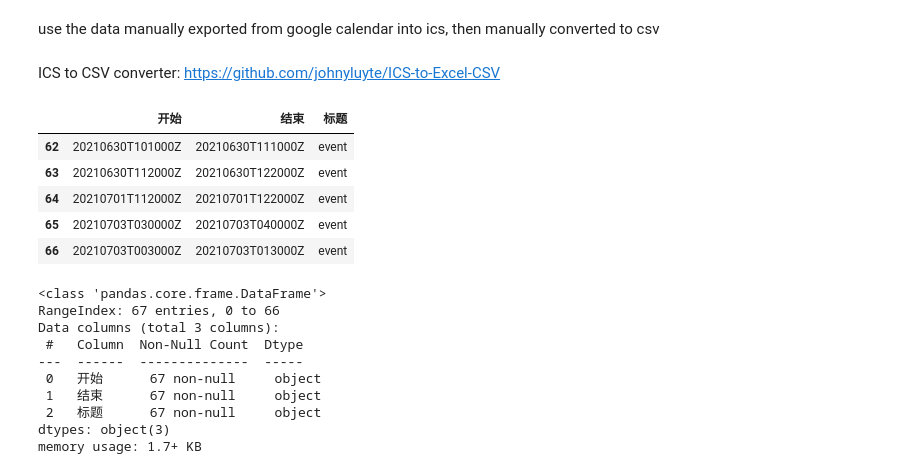
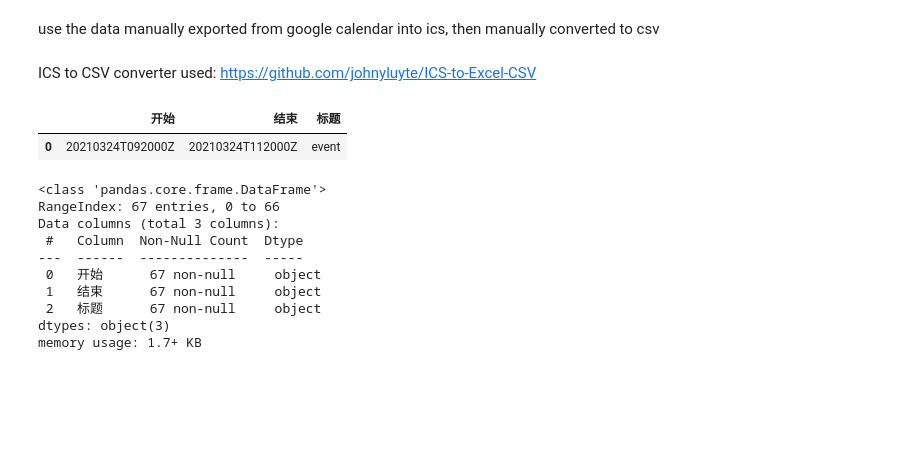
Before and after one commit to placebeyondtheclouds/google_calendar_event_time, a Jupyter notebook: google_cal_event.ipynb, the cells around one changed output. Cells and saved outputs as stored; diff of their text form; code cells hidden in the pictures; blank space fills up the shorter version.

```diff
--- a/google_cal_event.ipynb
+++ b/google_cal_event.ipynb
@@ -3,7 +3,7 @@
 # %% [markdown]
 use the data manually exported from google calendar into ics, then manually converted to csv
 # %% [markdown]
-ICS to CSV converter: https://github.com/johnyluyte/ICS-to-Excel-CSV
+ICS to CSV converter used: https://github.com/johnyluyte/ICS-to-Excel-CSV
 # %%
 import pandas as pd
 import numpy as np
@@ -21,18 +21,14 @@ from plotly.offline import iplot
 # %%
 #import data
 timetable = pd.read_csv("google_calendar.csv", usecols=("开始", "结束","标题"))
 #drop all other entries except for the EVENT
 EVENTNAME = "event"
 timetable = timetable.loc[lambda x: (timetable['标题'] == EVENTNAME), :] #edit the desired event name
 timetable = timetable.reset_index(drop=True)
-timetable.tail()
+timetable.head(1)
 # %% [output]
 |  | 开始 | 结束 | 标题 |
-| 62 | 20210630T101000Z | 20210630T111000Z | event |
-| 63 | 20210630T112000Z | 20210630T122000Z | event |
-| 64 | 20210701T112000Z | 20210701T122000Z | event |
-| 65 | 20210703T030000Z | 20210703T040000Z | event |
-| 66 | 20210703T003000Z | 20210703T013000Z | event |
+| 0 | 20210324T092000Z | 20210324T112000Z | event |
 # %%
 # testing date time conversion
 # print(time.mktime(datetime.datetime.strptime(timetable["开始"][8][:8], "%Y%m%d").timetuple()))
```
Also changed, not shown: parts of 3 cells of this notebook.
